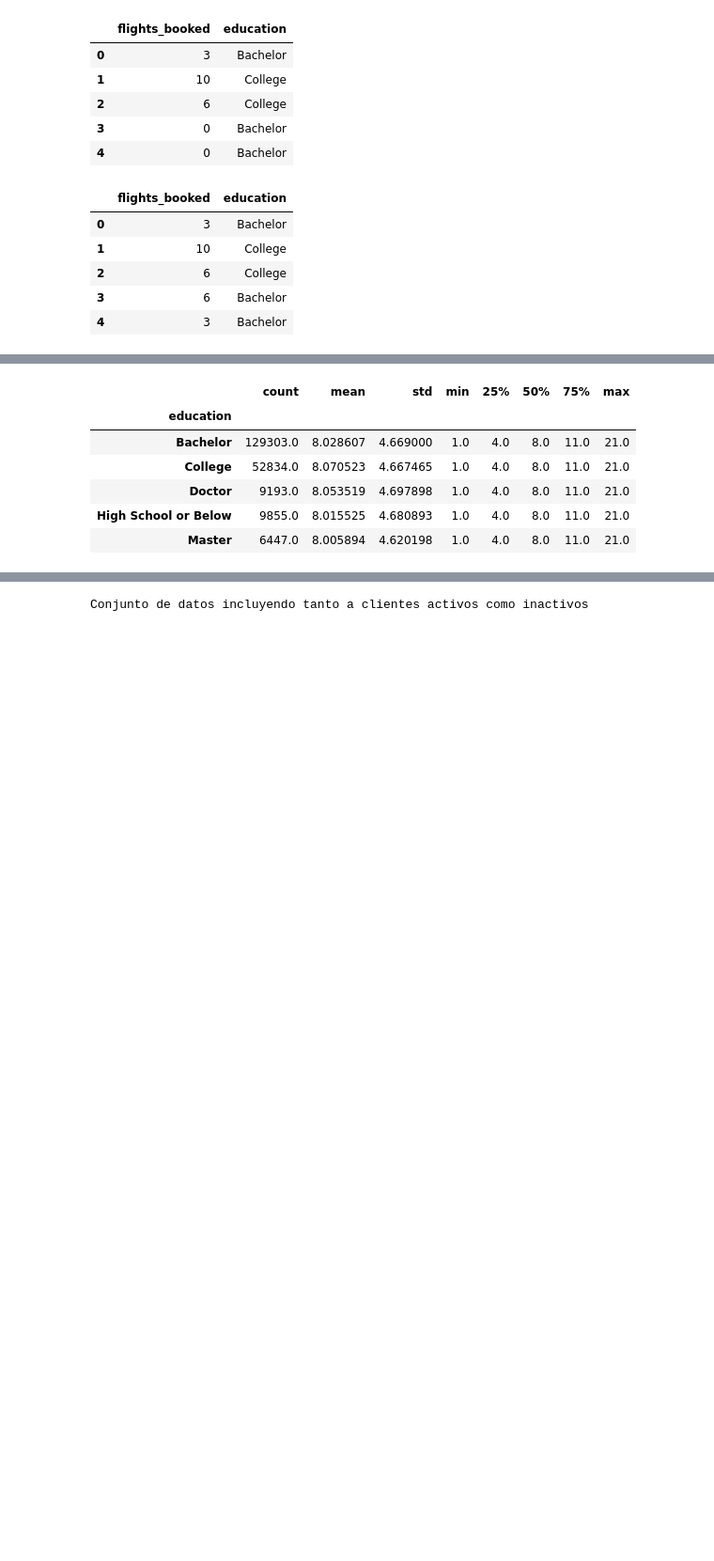
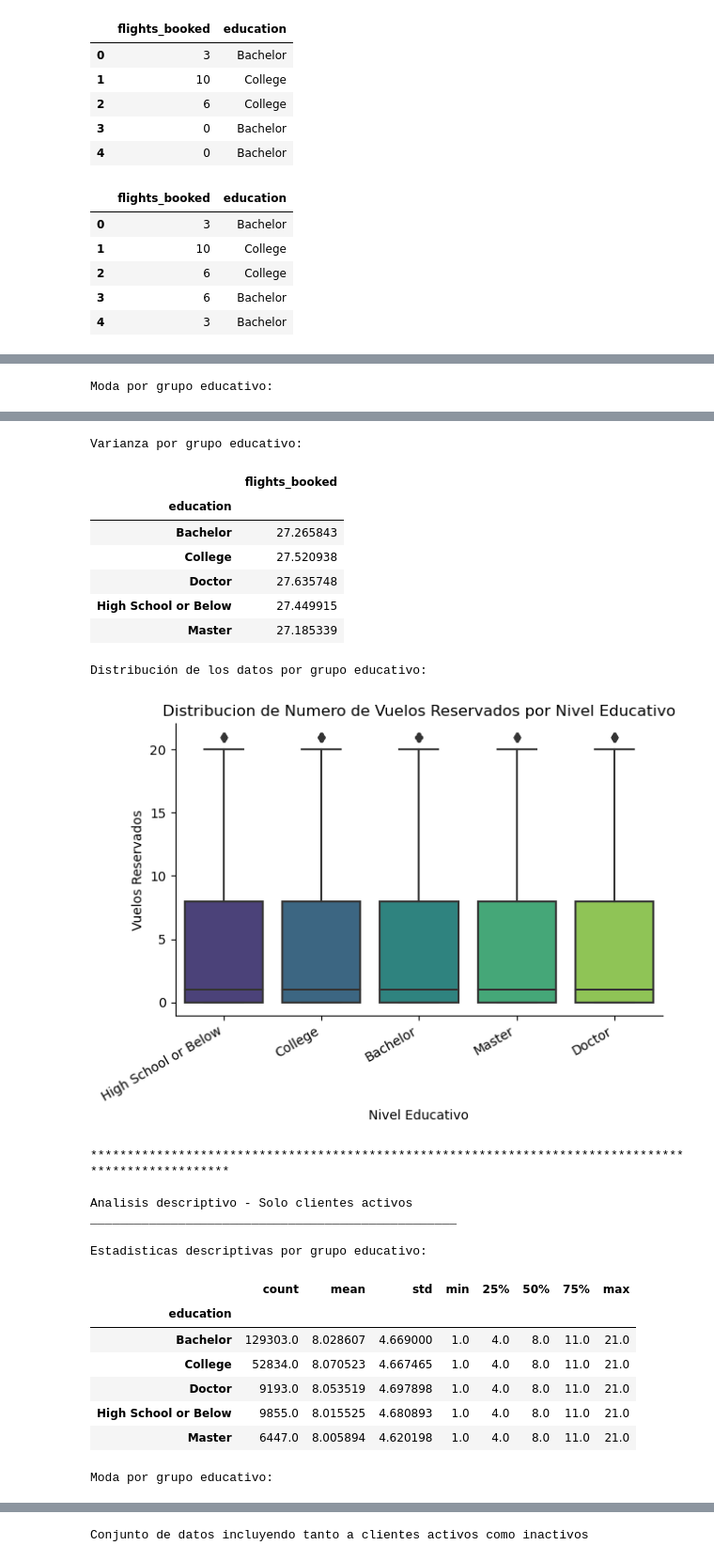
Before and after one commit to Adalab/bda-modulo-3-evaluacion-final-eaguilag, a Jupyter notebook: bda-modulo-3-evaluacion-final-promo-angela-elena-aguila.ipynb, the cells around one changed output, grey strips where cells are left out. Shown at 94% size. Cells and saved outputs as stored; diff of their text form; code cells hidden in the pictures; blank space fills up the shorter version.

```diff
--- a/bda-modulo-3-evaluacion-final-promo-angela-elena-aguila.ipynb
+++ b/bda-modulo-3-evaluacion-final-promo-angela-elena-aguila.ipynb
@@ -680,12 +688,43 @@ df_actives.head()
-# %%
-# Agrupo por nivel educativo y calcular estadísticas descriptivas
-grouped_stats = df_actives.groupby('education')['flights_booked'].describe()
-grouped_stats
-# %% [output]
-|  | count | mean | std | min | 25% | 50% | 75% | max |
-| education |  |  |  |  |  |  |  |  |
-| Bachelor | 129303.0 | 8.028607 | 4.669000 | 1.0 | 4.0 | 8.0 | 11.0 | 21.0 |
-| College | 52834.0 | 8.070523 | 4.667465 | 1.0 | 4.0 | 8.0 | 11.0 | 21.0 |
-| Doctor | 9193.0 | 8.053519 | 4.697898 | 1.0 | 4.0 | 8.0 | 11.0 | 21.0 |
-| High School or Below | 9855.0 | 8.015525 | 4.680893 | 1.0 | 4.0 | 8.0 | 11.0 | 21.0 |
-| Master | 6447.0 | 8.005894 | 4.620198 | 1.0 | 4.0 | 8.0 | 11.0 | 21.0 |
+# %%
+# Funcion para analisis descriptivo
+def descriptive_analysis(df):
+
+    # Medidas de centralizacion y despersion
+    pd_describe = pd.DataFrame(df.groupby('education')['flights_booked'].describe())
+    print("\nEstadisticas descriptivas por grupo educativo:")
+    display(pd_describe)
+
+    df_mode = pd.DataFrame(df.groupby('education')['flights_booked'].apply(lambda x: x.mode()))
+    print("Moda por grupo educativo:")
+    display(df_mode)
+
+    df_var = pd.DataFrame(df.groupby('education')['flights_booked'].var())
+    print("Varianza por grupo educativo:")
+    display(df_var)
+
+    # Grafico de cajas
+    print("Distribución de los datos por grupo educativo:")
+    sns.boxplot(x="education",
+                y="flights_booked",
+                data=df,
+                palette="viridis",
+                order = ["High School or Below", "College", "Bachelor", "Master", "Doctor"])
+
+    plt.title("Distribucion de Numero de Vuelos Reservados por Nivel Educativo")
+    plt.xlabel("Nivel Educativo")
+    plt.ylabel("Vuelos Reservados")
+    plt.xticks(rotation=30, ha="right")
+    plt.gca().spines["right"].set_visible(False)
+    plt.gca().spines["top"].set_visible(False)
+    plt.tight_layout()
+    plt.show()
+# %%
+# Aplico la funcion a cada uno de los conjuntos de datos, con y sin clientes activos
+print("Analisis descriptivo - Clientes activos e inactivos")
+print("_" * 50)
+descriptive_analysis(df_actives_inactives)
+print("*" * 100,"\n")
+print("Analisis descriptivo - Solo clientes activos")
+print("_" * 50)
+descriptive_analysis(df_actives)
+# %% [output]
@@ -691,0 +742 @@ grouped_stats
+Moda por grupo educativo:
@@ -691,0 +750,24 @@ grouped_stats
+Varianza por grupo educativo:
+|  | flights_booked |
+| education |  |
+| Bachelor | 27.265843 |
+| College | 27.520938 |
+| Doctor | 27.635748 |
+| High School or Below | 27.449915 |
+| Master | 27.185339 |
+Distribución de los datos por grupo educativo:
+[figure, added]
+****************************************************************************************************
+
+Analisis descriptivo - Solo clientes activos
+__________________________________________________
+
+Estadisticas descriptivas por grupo educativo:
+|  | count | mean | std | min | 25% | 50% | 75% | max |
+| education |  |  |  |  |  |  |  |  |
+| Bachelor | 129303.0 | 8.028607 | 4.669000 | 1.0 | 4.0 | 8.0 | 11.0 | 21.0 |
+| College | 52834.0 | 8.070523 | 4.667465 | 1.0 | 4.0 | 8.0 | 11.0 | 21.0 |
+| Doctor | 9193.0 | 8.053519 | 4.697898 | 1.0 | 4.0 | 8.0 | 11.0 | 21.0 |
+| High School or Below | 9855.0 | 8.015525 | 4.680893 | 1.0 | 4.0 | 8.0 | 11.0 | 21.0 |
+| Master | 6447.0 | 8.005894 | 4.620198 | 1.0 | 4.0 | 8.0 | 11.0 | 21.0 |
+Moda por grupo educativo:
```
Also changed, not shown: parts of 24 cells of this notebook.
